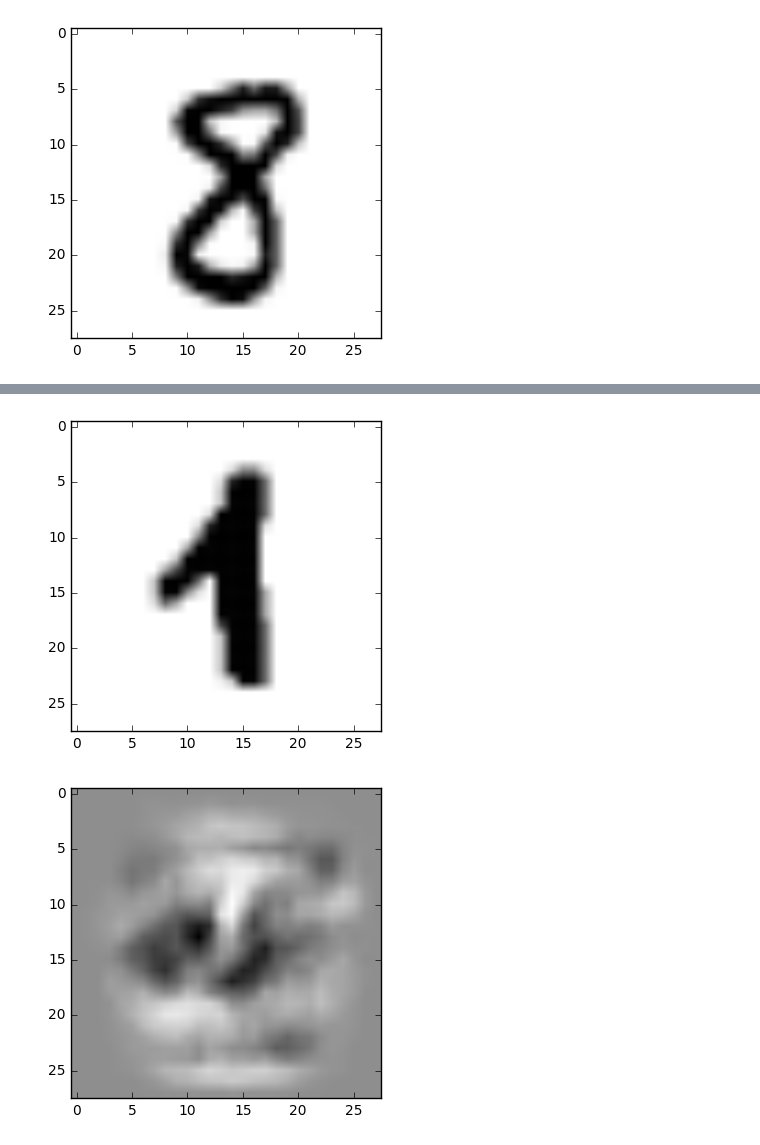
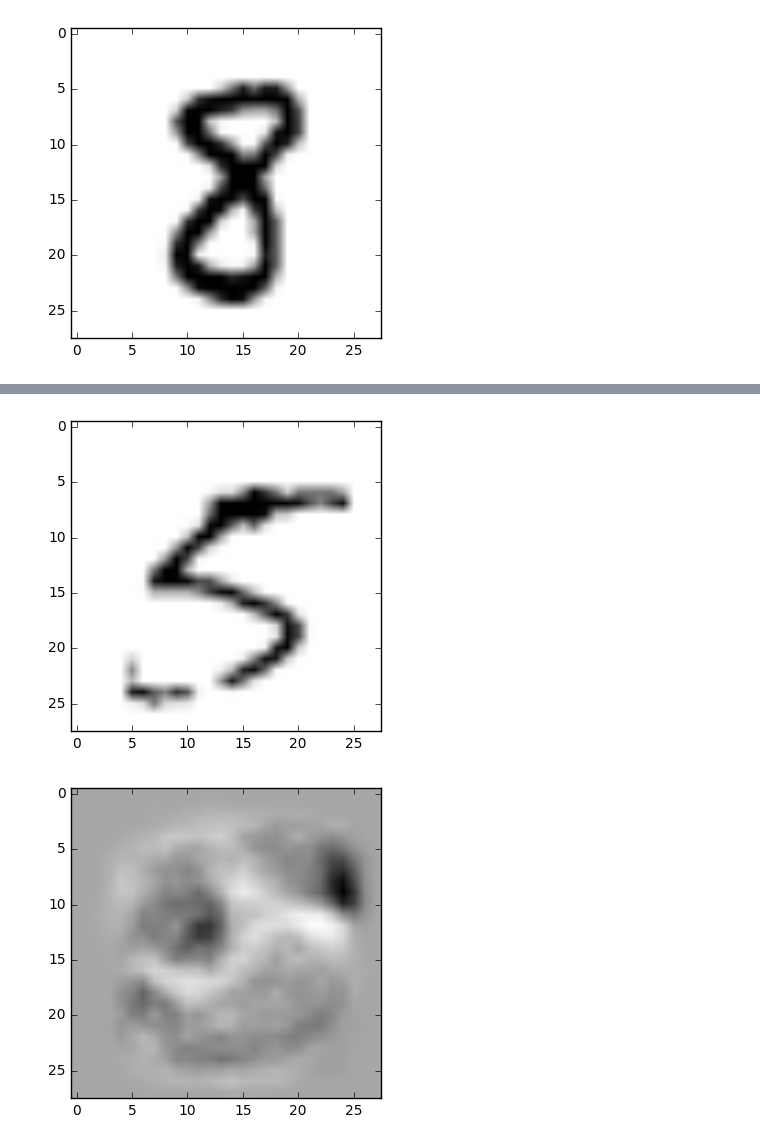
Before and after one commit to abeoliver/ReverseLearning, a Jupyter notebook: NeuralNetwork/Notebooks/MNIST Input Backprop.ipynb, the cells around one changed output, grey strips where cells are left out. Drawn from its saved outputs; the diff is of its cells as text; code cells hidden in the pictures.

```diff
--- a/NeuralNetwork/Notebooks/MNIST Input Backprop.ipynb
+++ b/NeuralNetwork/Notebooks/MNIST Input Backprop.ipynb
@@ -94,17 +100,16 @@ BIASES (proof of training)
 # %%
 # Backprop model
 
 # Label to optimize
-label_to_opt = mnist.train.labels[24601]
+image_goal, label_to_opt = mnist.train.next_batch(1)
 
 # Train over data
 for i in range(2000):
     # Create feed dict of same training value
-    feed = np.array([label_to_opt for i in range(300)])
-    sess.run(optimal_train_step, feed_dict={output: feed})
+    sess.run(optimal_train_step, feed_dict={output: label_to_opt})
 
-showImage(mnist.train.images[24601])
+showImage(image_goal)
 showImage(optimal.eval())
 # %% [output]
-[figure, old version]
+[figure, new version]
-[figure, old version]
+[figure, new version]
```
Also changed, not shown: parts of 5 cells of this notebook.
